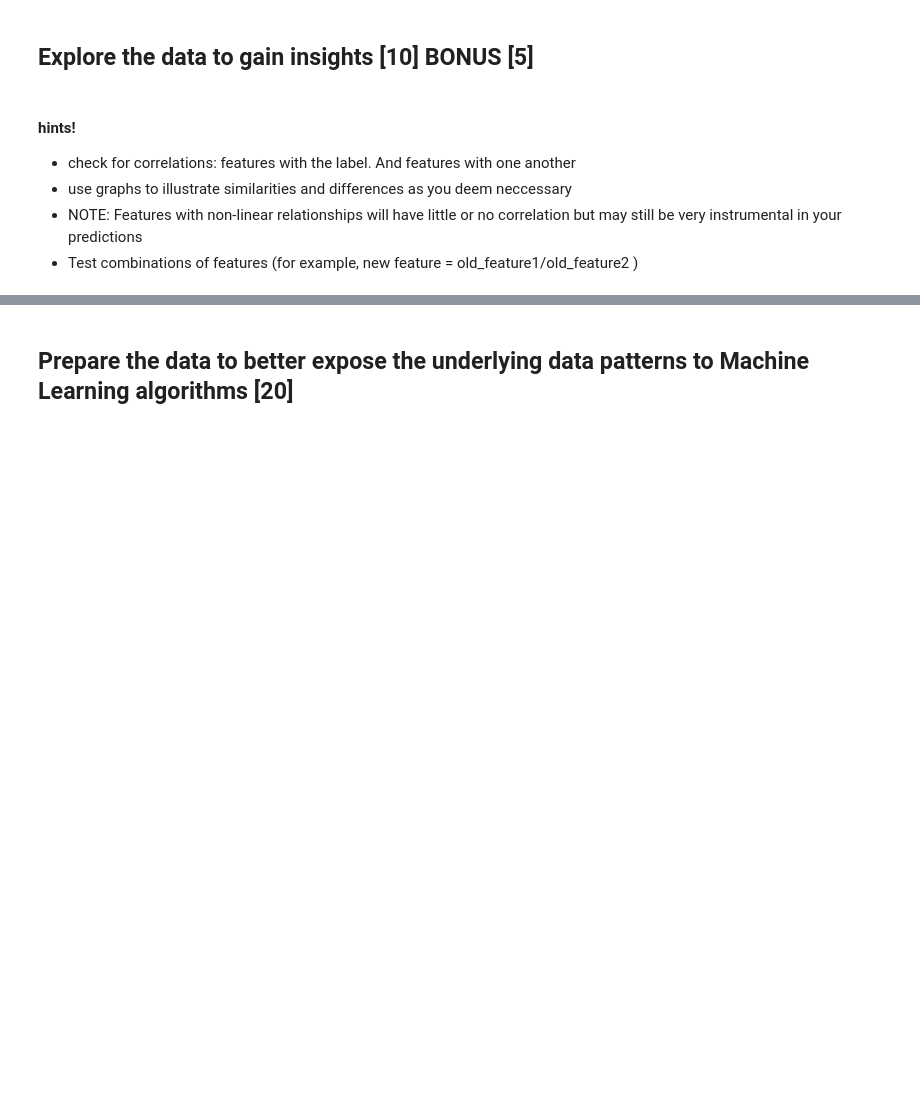
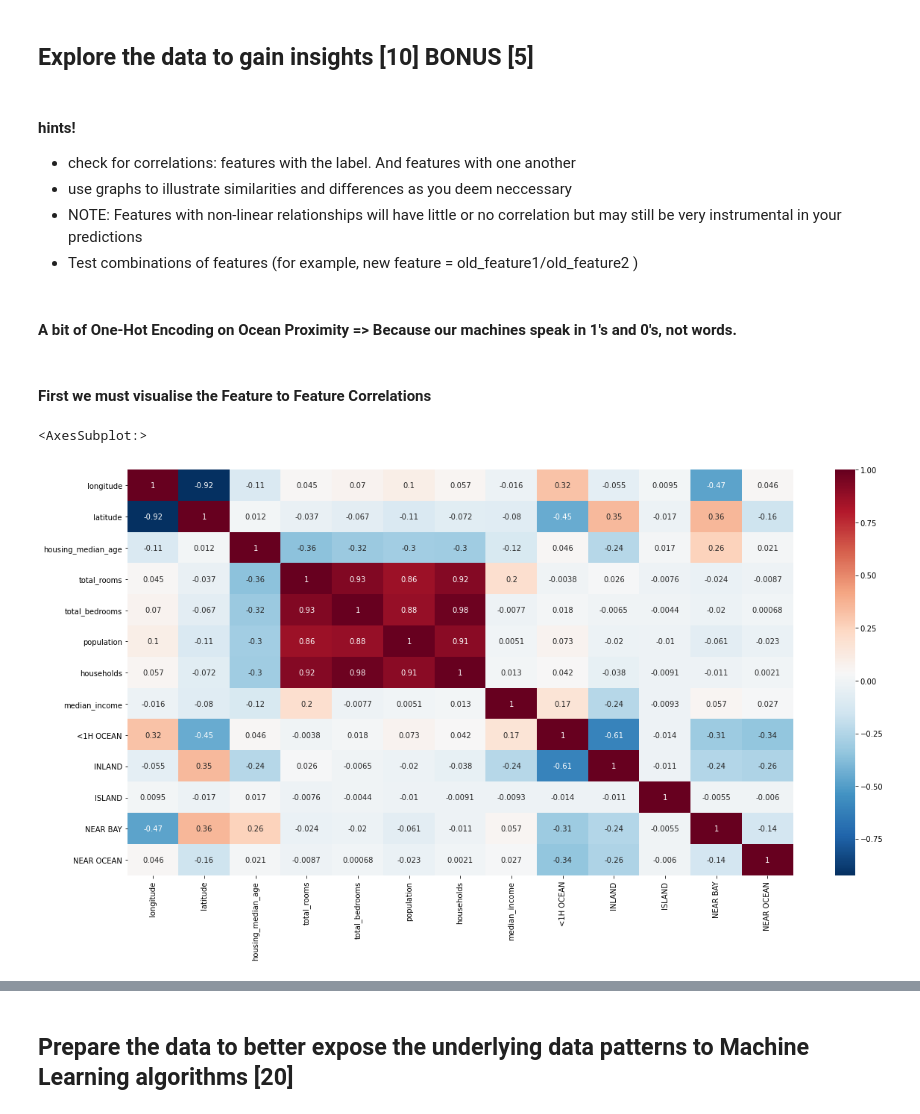
Before and after one commit to WernerPret/MLG382_Project, a Jupyter notebook: Western Cape Investment Model.ipynb, the cells around one changed output, grey strips where cells are left out. Saved outputs shown, nothing was run; the diff lists cells and outputs as text; code cells hidden in the pictures; blank space fills up the shorter version.

Commit message:
Visualised + Cleaned Data

```diff
--- a/Western Cape Investment Model.ipynb
+++ b/Western Cape Investment Model.ipynb
@@ -62,0 +96,3 @@ This checklist can guide you through the projects.
+# %%
+home_data = pd.read_csv("home.csv")
+print(home_data.info())
@@ -63,3 +120,6 @@ This checklist can guide you through the projects.
+# %%
+home_data.dropna(inplace=True)
+home_data.drop_duplicates(inplace=True)
 # %% [markdown]
 ## Explore the data to gain insights [10] BONUS [5]
 # %% [markdown]
@@ -72,0 +131,21 @@ This checklist can guide you through the projects.
+# %% [markdown]
+#### A bit of One-Hot Encoding on Ocean Proximity => Because our machines speak in 1's and 0's, not words.
+# %%
+# use dummies to create one new column for every category => creates DataFrame
+ohe_prox = pd.get_dummies(home_data["ocean_proximity"])
+# add to existing dataset
+home_data = home_data.join(ohe_prox).drop(columns=["ocean_proximity"])
+# %% [markdown]
+#### First we must visualise the Feature to Feature Correlations
+# %%
+# first we build a matrix that contains the Pearson Correlation Coefficient (PCC) between features with reference to the labels
+corr_matrix_feats = home_data.drop(columns=["median_house_value"]).corr()
+
+# next, we isolate the feature column in the matrix that corresponds to the labels
+plt.figure(figsize=(20, 10))
+
+# then generate a heatmap to see the correlations of features against the labels => based on the data we just isolated
+sns.heatmap(corr_matrix_feats, annot = True, cmap = "RdBu_r")
+# %% [output]
+<AxesSubplot:>
+[figure, added]
```
Also changed, not shown: parts of 15 cells of this notebook.
